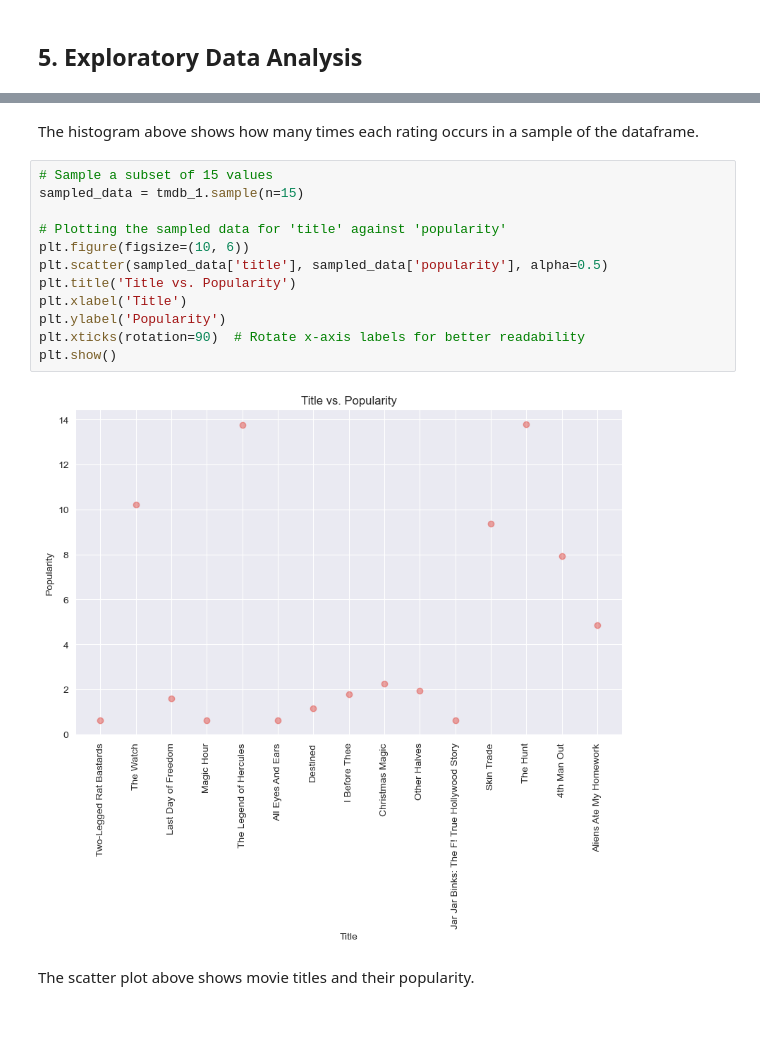
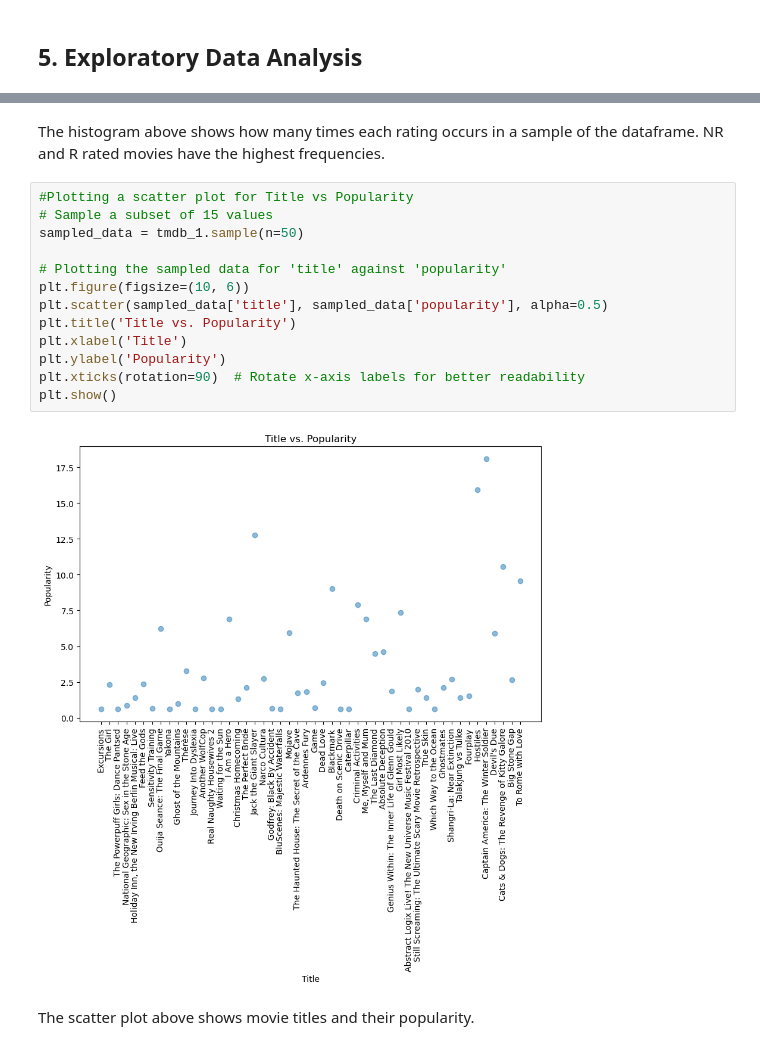
Before and after one commit to Bree-009/A-Boxoffice-Analysis, a Jupyter notebook: a_boxoffice_analysis.ipynb, the cells around one changed output, grey strips where cells are left out. Cells and saved outputs as stored; diff of their text form; blank space fills up the shorter version.

```diff
--- a/a_boxoffice_analysis.ipynb
+++ b/a_boxoffice_analysis.ipynb
@@ -887,18 +1002,20 @@ plt.show()
 # %% [markdown]
 The histogram above shows how many times each rating occurs in a sample of the dataframe.
+NR and R rated movies have the highest frequencies.
 # %%
+#Plotting a scatter plot for Title vs Popularity
 # Sample a subset of 15 values
-sampled_data = tmdb_1.sample(n=15)
+sampled_data = tmdb_1.sample(n=50)
 
 # Plotting the sampled data for 'title' against 'popularity'
 plt.figure(figsize=(10, 6))
 plt.scatter(sampled_data['title'], sampled_data['popularity'], alpha=0.5)
 plt.title('Title vs. Popularity')
 plt.xlabel('Title')
 plt.ylabel('Popularity')
 plt.xticks(rotation=90)  # Rotate x-axis labels for better readability
 plt.show()
 # %% [output]
-[figure, old version]
+[figure, new version]
 # %% [markdown]
 The scatter plot above shows movie titles and their popularity.
```
Also changed, not shown: parts of 74 cells of this notebook.
